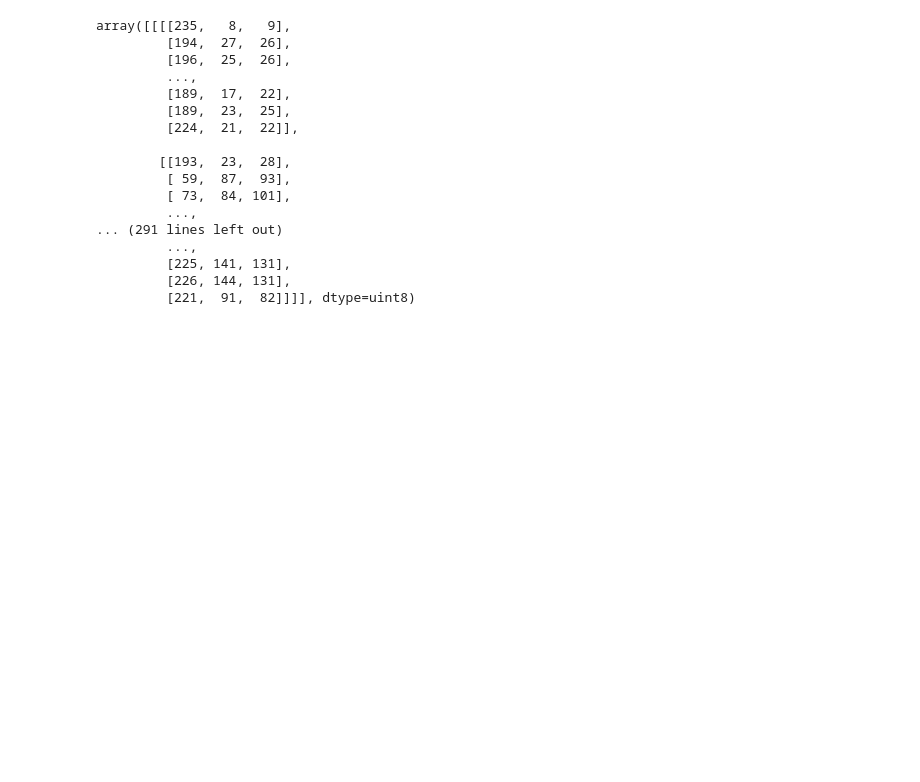
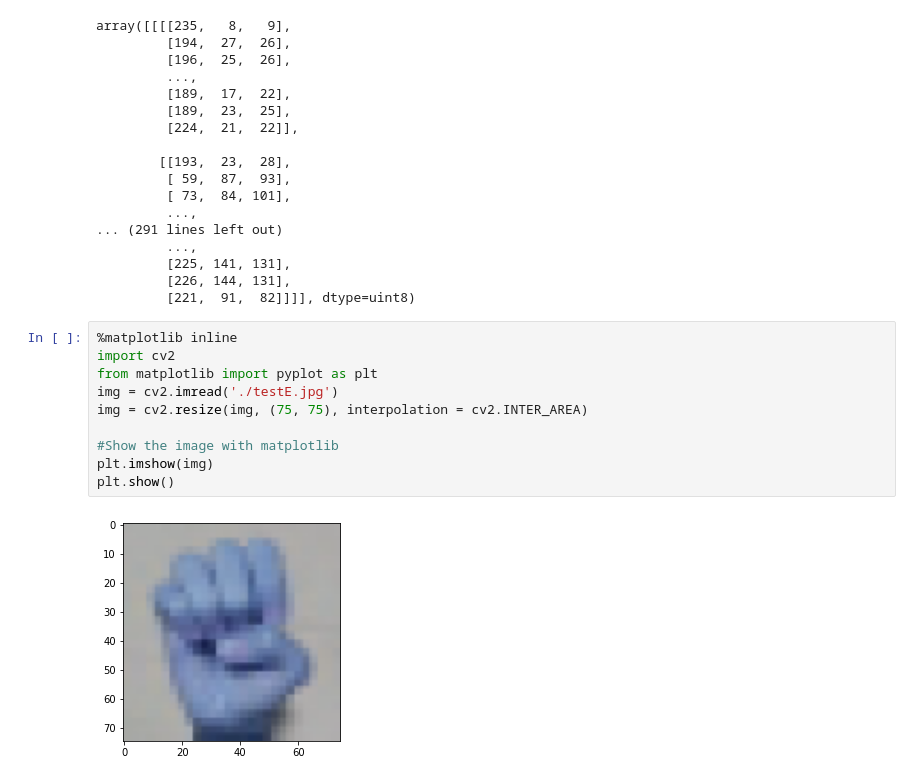
Before and after one commit to Xskullibur/SignQuest-SignTranslator, a Jupyter notebook: alice-image-translator.ipynb, the cells around one changed output. Saved outputs shown, nothing was run; the diff lists cells and outputs as text; blank space fills up the shorter version.

```diff
--- a/alice-image-translator.ipynb
+++ b/alice-image-translator.ipynb
@@ -315,3 +299,15 @@ array([[[[235,   8,   9],
          [225, 141, 131],
          [226, 144, 131],
          [221,  91,  82]]]], dtype=uint8)
+# %%
+%matplotlib inline
+import cv2
+from matplotlib import pyplot as plt
+img = cv2.imread('./testE.jpg')
+img = cv2.resize(img, (75, 75), interpolation = cv2.INTER_AREA)
+
+#Show the image with matplotlib
+plt.imshow(img)
+plt.show()
+# %% [output]
+[figure, added]
```
Also changed, not shown: parts of 4 cells of this notebook, 1 other file.
